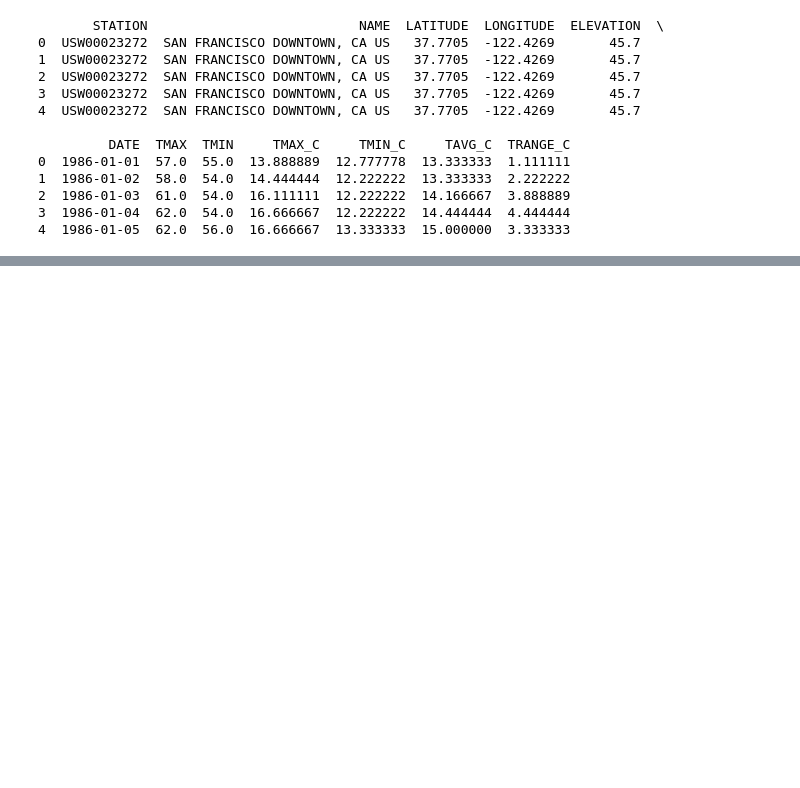
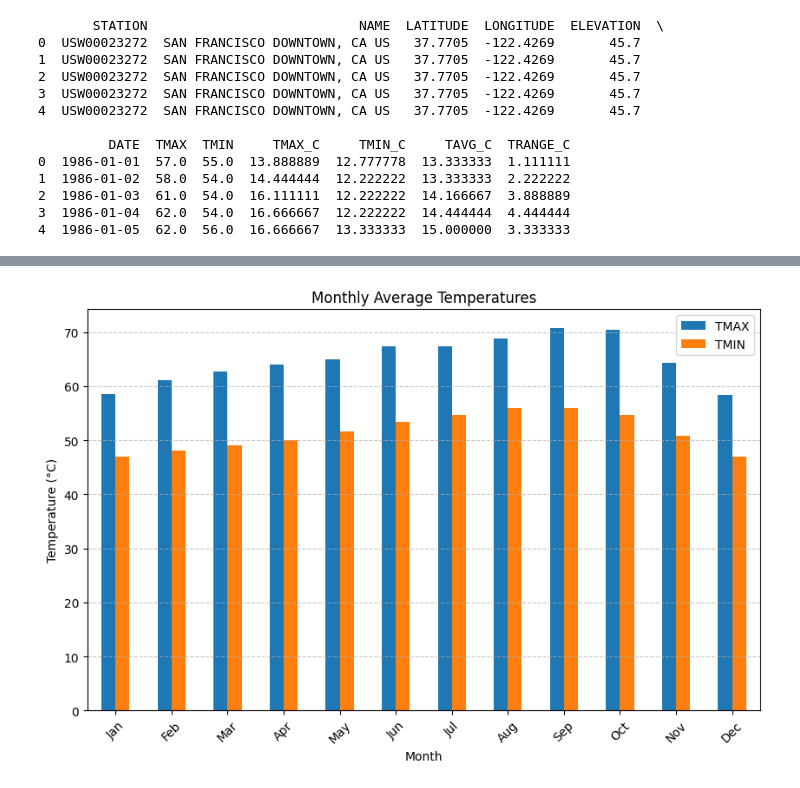
Before and after one commit to TreppLabs/ClimateChroma, a Jupyter notebook: Untitled.ipynb, the cells around one changed output, grey strips where cells are left out. Cells and saved outputs as stored; diff of their text form; code cells hidden in the pictures; blank space fills up the shorter version.

```diff
--- a/Untitled.ipynb
+++ b/Untitled.ipynb
@@ -208,0 +313,8 @@ print(processed_data.head())
+# %%
+import pandas as pd
+
+# Ensure DATE is in datetime format
+processed_data['DATE'] = pd.to_datetime(processed_data['DATE'])
+
+# Add a 'MONTH' column
+processed_data['MONTH'] = processed_data['DATE'].dt.month
@@ -208,0 +332,5 @@ print(processed_data.head())
+# %%
+monthly_averages = processed_data.groupby('MONTH')[['TMAX', 'TMIN']].mean()
+
+# Display monthly averages
+print(monthly_averages)
@@ -208,0 +352,10 @@ print(processed_data.head())
+# %%
+monthly_averages.plot(kind='bar', figsize=(10, 6), title='Monthly Average Temperatures')
+plt.ylabel('Temperature (°C)')
+plt.xlabel('Month')
+plt.xticks(ticks=range(12), labels=['Jan', 'Feb', 'Mar', 'Apr', 'May', 'Jun',
+                                    'Jul', 'Aug', 'Sep', 'Oct', 'Nov', 'Dec'], rotation=45)
+plt.grid(axis='y', linestyle='--', alpha=0.7)
+plt.show()
+# %% [output]
+[figure, added]
```
Also changed, not shown: parts of 10 cells of this notebook, 3 other files.
